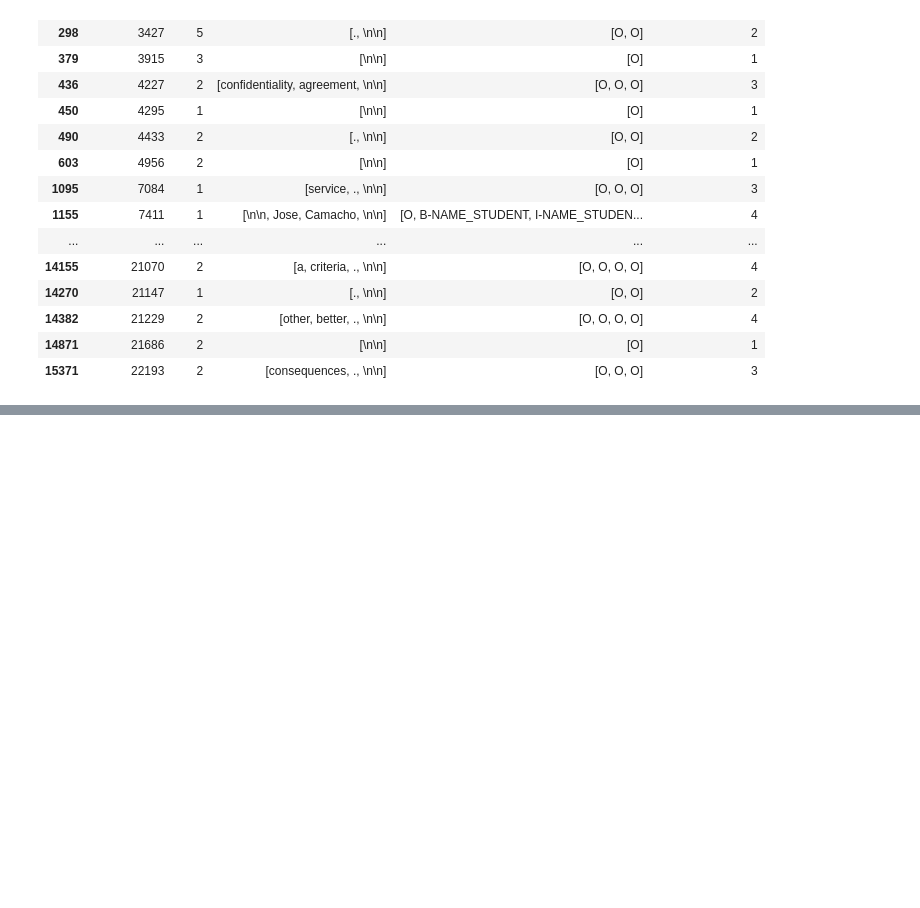
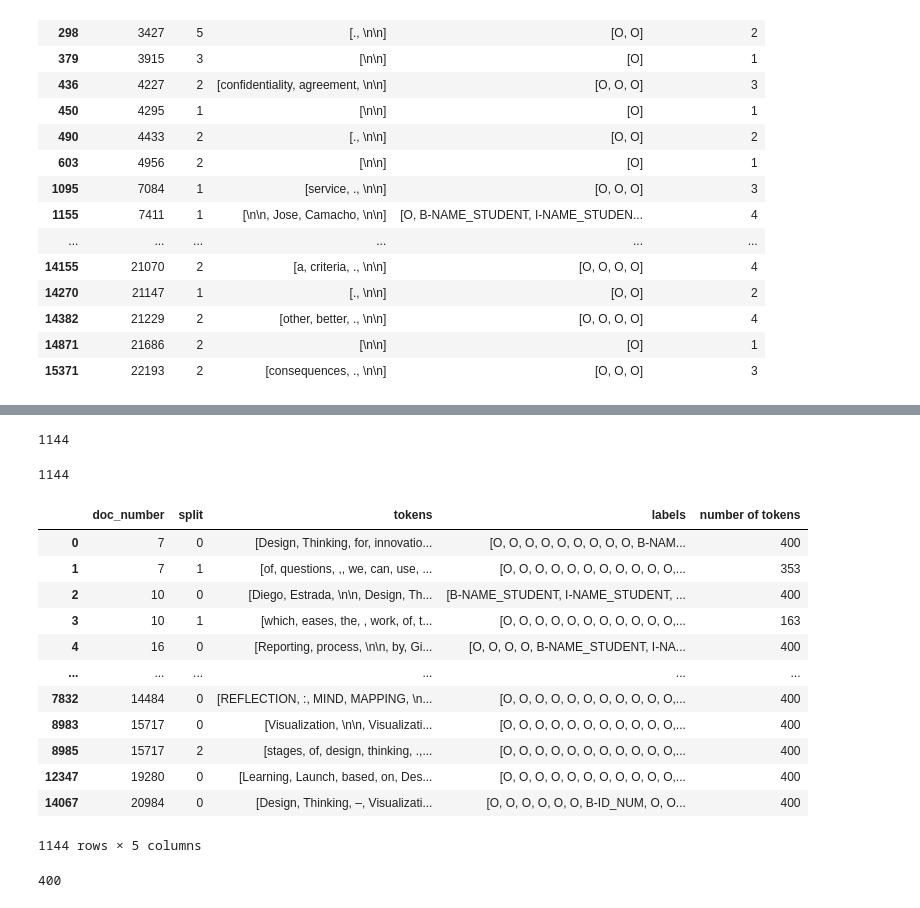
Before and after one commit to samd24/kaggle_pii_detection_removel_educational_data, a Jupyter notebook: pii_detection_document_split.ipynb, the cells around one changed output, grey strips where cells are left out. Drawn from its saved outputs; the diff is of its cells as text; code cells hidden in the pictures; blank space fills up the shorter version.

```diff
--- a/pii_detection_document_split.ipynb
+++ b/pii_detection_document_split.ipynb
@@ -223,0 +270,47 @@ new_train_df.to_csv('data/split_tokens_short/train_data_short.csv', index=False)
+# %%
+# not labeled data
+labeled_rows = 0
+for ls in new_train_df['labels']:
+    for i in ls:
+        if i.startswith('B'):
+            labeled_rows += 1
+            break
+
+labeled_rows
+# %% [output]
+1144
+# %%
+# select only the rows with labeled data
+# get the idexes of the rows with labeled data
+labeled_rows_idx = []
+for idx, ls in enumerate(new_train_df['labels']):
+    for i in ls:
+        if i.startswith('B'):
+            labeled_rows_idx.append(idx)
+            break
+
+
+len(labeled_rows_idx)
+# %% [output]
+1144
+# %%
+labeled_rows_new_train_df= new_train_df.iloc[labeled_rows_idx]
+labeled_rows_new_train_df
+# %% [output]
+|  | doc_number | split | tokens | labels | number of tokens |
+| 0 | 7 | 0 | [Design, Thinking, for, innovatio... | [O, O, O, O, O, O, O, O, O, B-NAM... | 400 |
+| 1 | 7 | 1 | [of, questions, ,, we, can, use, ... | [O, O, O, O, O, O, O, O, O, O, O,... | 353 |
+| 2 | 10 | 0 | [Diego, Estrada, \n\n, Design, Th... | [B-NAME_STUDENT, I-NAME_STUDENT, ... | 400 |
+| 3 | 10 | 1 | [which, eases, the, , work, of, t... | [O, O, O, O, O, O, O, O, O, O, O,... | 163 |
+| 4 | 16 | 0 | [Reporting, process, \n\n, by, Gi... | [O, O, O, O, B-NAME_STUDENT, I-NA... | 400 |
+| ... | ... | ... | ... | ... | ... |
+| 7832 | 14484 | 0 | [REFLECTION, :, MIND, MAPPING, \n... | [O, O, O, O, O, O, O, O, O, O, O,... | 400 |
+| 8983 | 15717 | 0 | [Visualization, \n\n, Visualizati... | [O, O, O, O, O, O, O, O, O, O, O,... | 400 |
+| 8985 | 15717 | 2 | [stages, of, design, thinking, .,... | [O, O, O, O, O, O, O, O, O, O, O,... | 400 |
+| 12347 | 19280 | 0 | [Learning, Launch, based, on, Des... | [O, O, O, O, O, O, O, O, O, O, O,... | 400 |
+| 14067 | 20984 | 0 | [Design, Thinking, –, Visualizati... | [O, O, O, O, O, O, B-ID_NUM, O, O... | 400 |
+1144 rows × 5 columns
+# %%
+len(labeled_rows_new_train_df['tokens'][0])
+# %% [output]
+400
```
Also changed, not shown: parts of 9 cells of this notebook, 3 other files.
